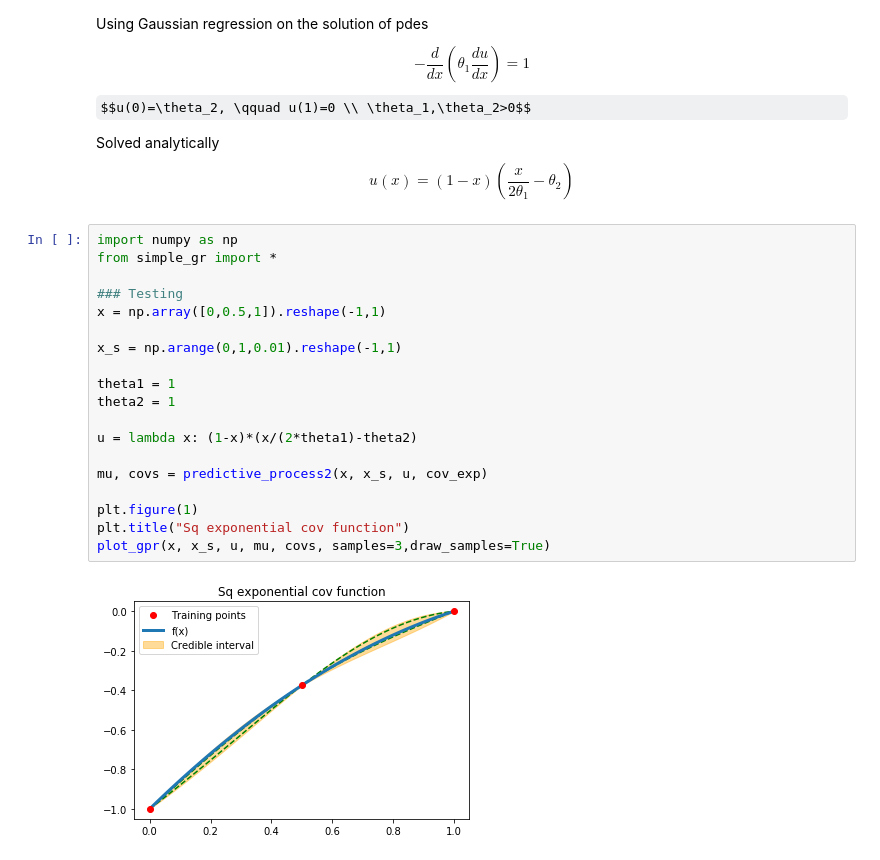
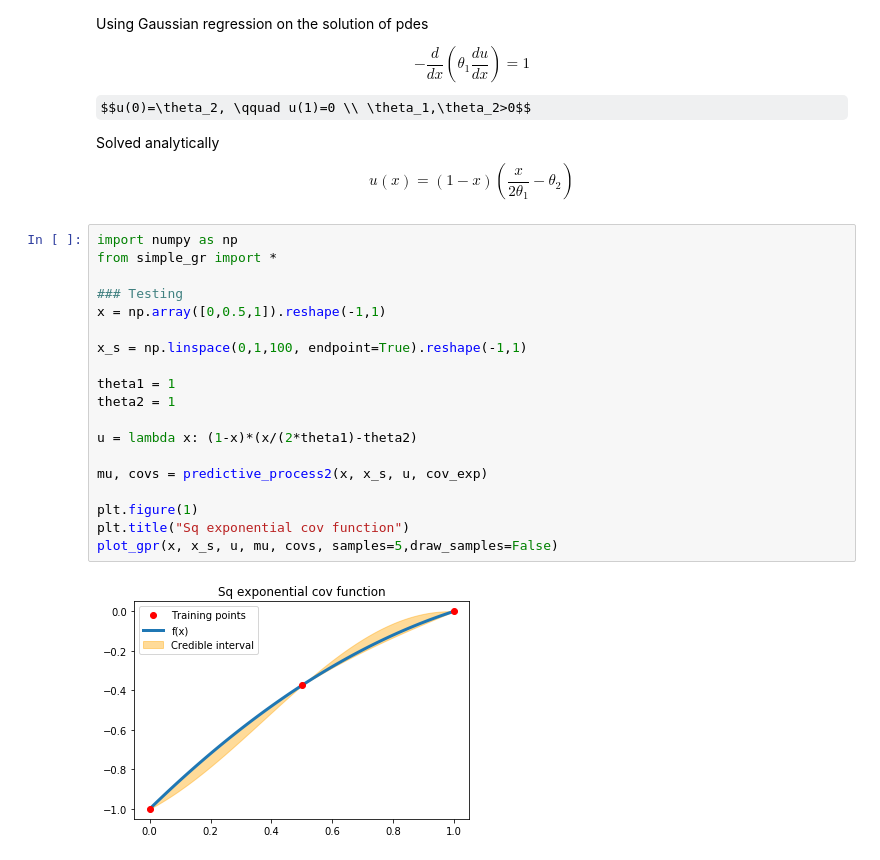
Before and after one commit to gum33/Physics-Informed-Emulator, a Jupyter notebook: Test2.ipynb, the cells around one changed output. Drawn from its saved outputs; the diff is of its cells as text; some formulas as TeX source.

```diff
--- a/Test2.ipynb
+++ b/Test2.ipynb
@@ -12,21 +12,21 @@ $$u(x) = (1-x)(\frac{x}{2\theta_1}-\theta_2)$$
 # %%
 import numpy as np
 from simple_gr import *
 
 ### Testing
 x = np.array([0,0.5,1]).reshape(-1,1)
 
-x_s = np.arange(0,1,0.01).reshape(-1,1)
+x_s = np.linspace(0,1,100, endpoint=True).reshape(-1,1)
 
 theta1 = 1
 theta2 = 1
 
 u = lambda x: (1-x)*(x/(2*theta1)-theta2)
 
 mu, covs = predictive_process2(x, x_s, u, cov_exp)
 
 plt.figure(1)
 plt.title("Sq exponential cov function")
-plot_gpr(x, x_s, u, mu, covs, samples=3,draw_samples=True)
+plot_gpr(x, x_s, u, mu, covs, samples=5,draw_samples=False)
 # %% [output]
-[figure, old version]
+[figure, new version]
```
Also changed, not shown: parts of 5 cells of this notebook, 1 other file.
